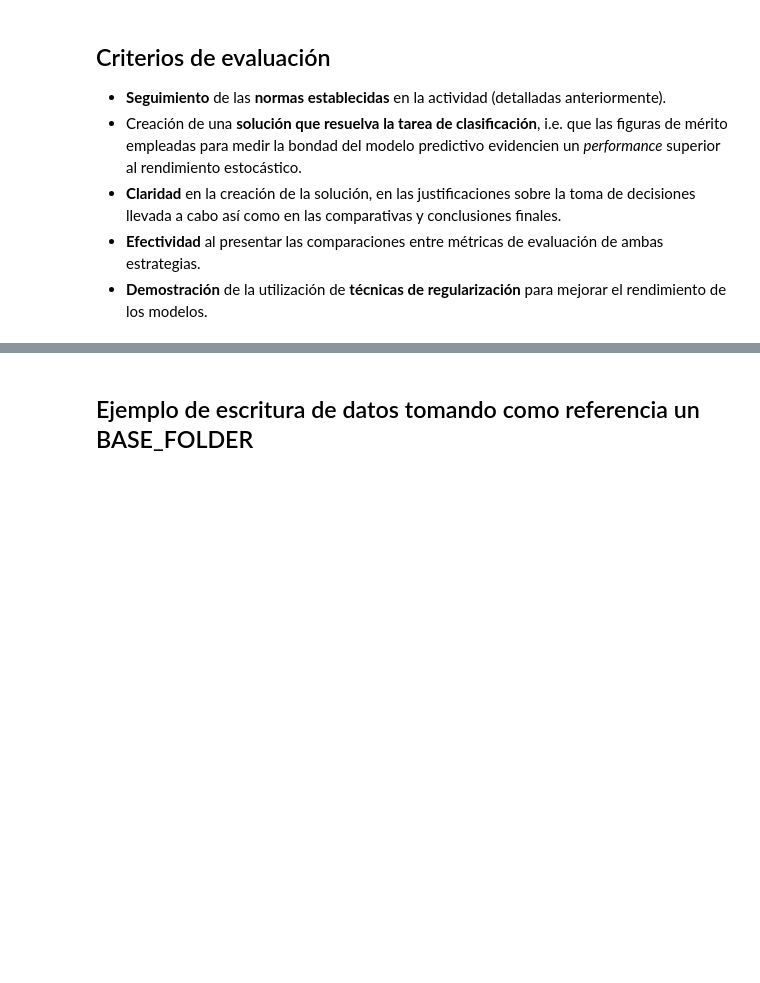
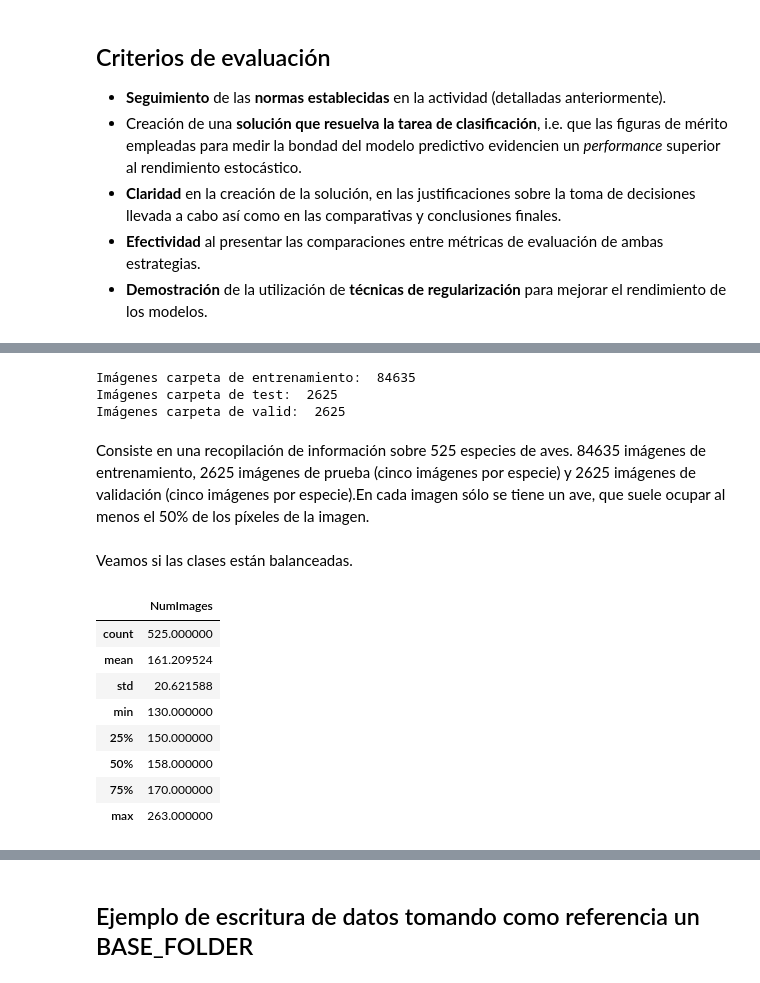
Before and after one commit to emichester/07MIAR_Redes_Neuronales_y_Deep_Learning, a Jupyter notebook: ProyectoDeProgramacion/07MIAR_Proyecto_Programacion.ipynb, the cells around one changed output, grey strips where cells are left out. Drawn from its saved outputs; the diff is of its cells as text; code cells hidden in the pictures; blank space fills up the shorter version.

```diff
--- a/ProyectoDeProgramacion/07MIAR_Proyecto_Programacion.ipynb
+++ b/ProyectoDeProgramacion/07MIAR_Proyecto_Programacion.ipynb
@@ -131,0 +234,15 @@ Archive:  dogs-vs-cats-redux-kernels-edition.zip
+# %%
+cpt = sum([len(files) for r, d, files in os.walk(os.path.join(BASE_PATH,"my_dataset/train/"))])
+print("Imágenes carpeta de entrenamiento: ",cpt)
+cpt = sum([len(files) for r, d, files in os.walk(os.path.join(BASE_PATH,"my_dataset/test/"))])
+print("Imágenes carpeta de test: ",cpt)
+cpt = sum([len(files) for r, d, files in os.walk(os.path.join(BASE_PATH,"my_dataset/valid/"))])
+print("Imágenes carpeta de valid: ",cpt)
+# %% [output]
+Imágenes carpeta de entrenamiento:  84635
+Imágenes carpeta de test:  2625
+Imágenes carpeta de valid:  2625
+# %% [markdown]
+Consiste en una recopilación de información sobre 525 especies de aves. 84635 imágenes de entrenamiento, 2625 imágenes de prueba (cinco imágenes por especie) y 2625 imágenes de validación (cinco imágenes por especie).En cada imagen sólo se tiene un ave, que suele ocupar al menos el 50% de los píxeles de la imagen.
+# %% [markdown]
+Veamos si las clases están balanceadas.
@@ -131,0 +261,13 @@ Archive:  dogs-vs-cats-redux-kernels-edition.zip
+# %%
+_classes_df = pd.DataFrame(_classes_data)
+_classes_df.describe()
+# %% [output]
+|  | NumImages |
+| count | 525.000000 |
+| mean | 161.209524 |
+| std | 20.621588 |
+| min | 130.000000 |
+| 25% | 150.000000 |
+| 50% | 158.000000 |
+| 75% | 170.000000 |
+| max | 263.000000 |
```
Also changed, not shown: parts of 48 cells of this notebook.
